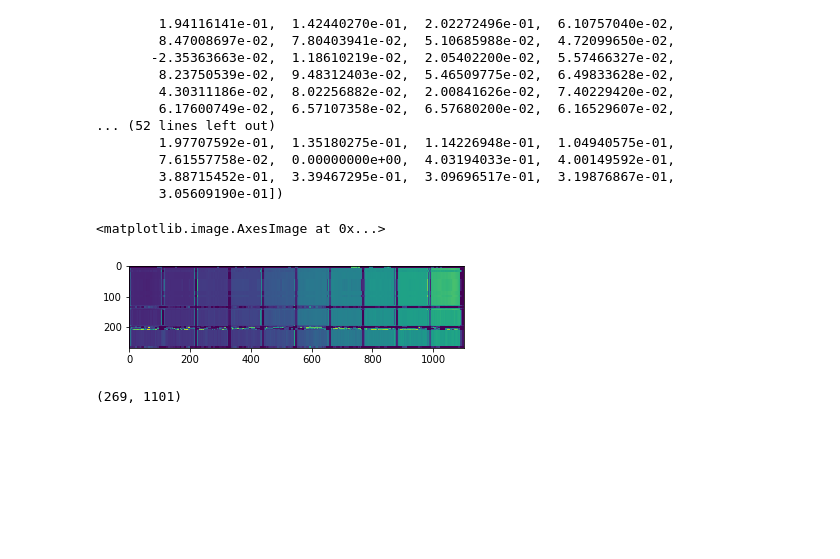
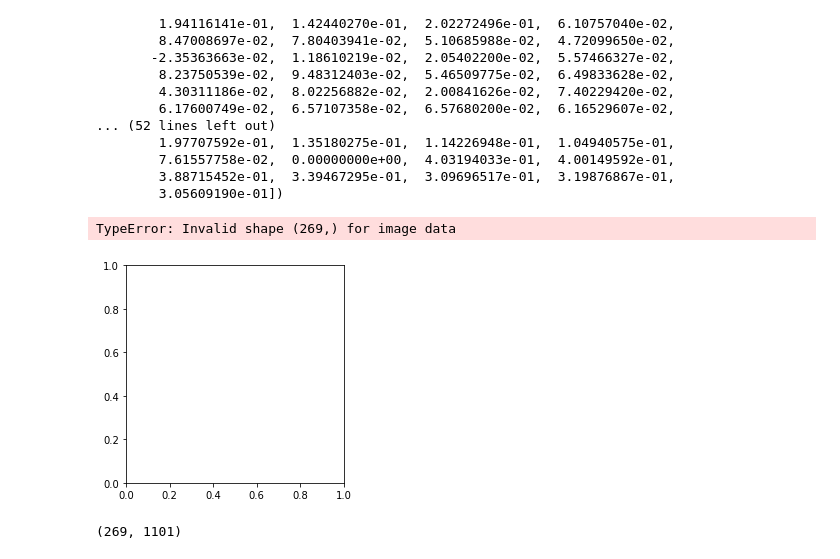
Before and after one commit to skyelong/Insight_Project_old, a Jupyter notebook: opencv_hsv.ipynb, the cells around one changed output. Drawn from its saved outputs; the diff is of its cells as text; code cells hidden in the pictures; blank space fills up the shorter version.

```diff
--- a/opencv_hsv.ipynb
+++ b/opencv_hsv.ipynb
@@ -76,10 +76,10 @@ array([ 5.10487042e-01,  6.18069275e-01,  6.00653449e-01,  6.14118318e-01,
         3.88715452e-01,  3.39467295e-01,  3.09696517e-01,  3.19876867e-01,
         3.05609190e-01])
 # %%
-plt.imshow(image2show)
+plt.imshow(predict)
 # %% [output]
-<matplotlib.image.AxesImage at 0x...>
+TypeError: Invalid shape (269,) for image data
-[figure, old version]
+[figure, new version]
 # %%
 image2show.shape
 # %% [output]
```
Also changed, not shown: parts of 9 cells of this notebook.
